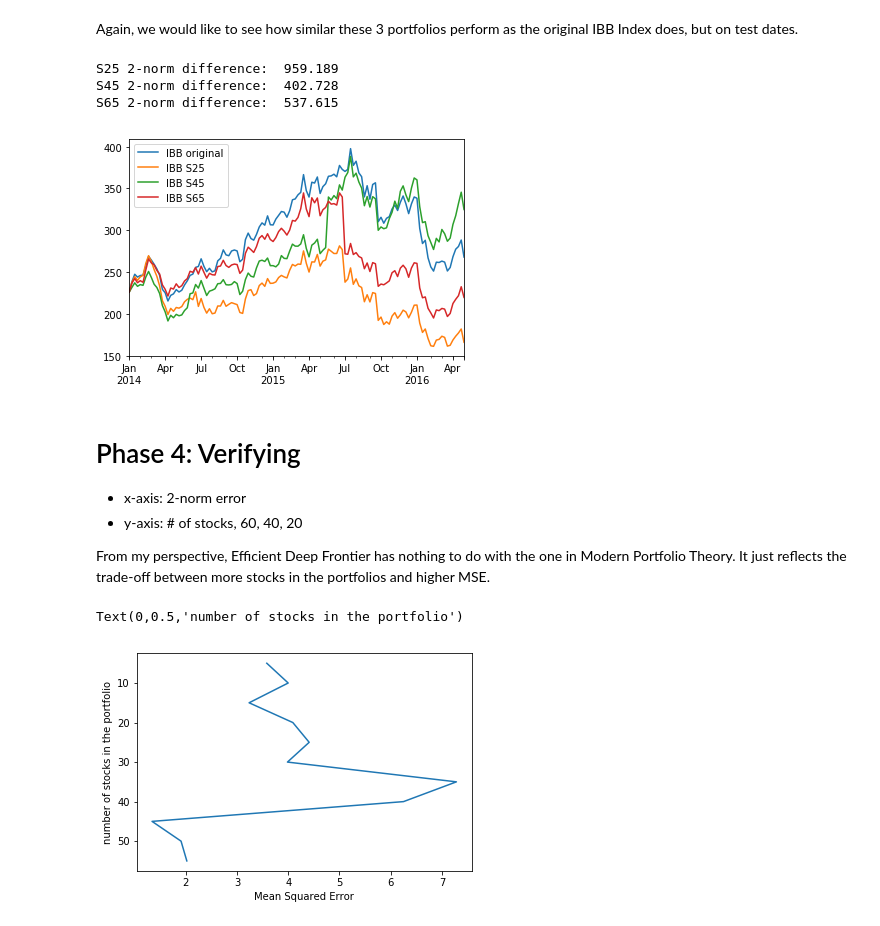
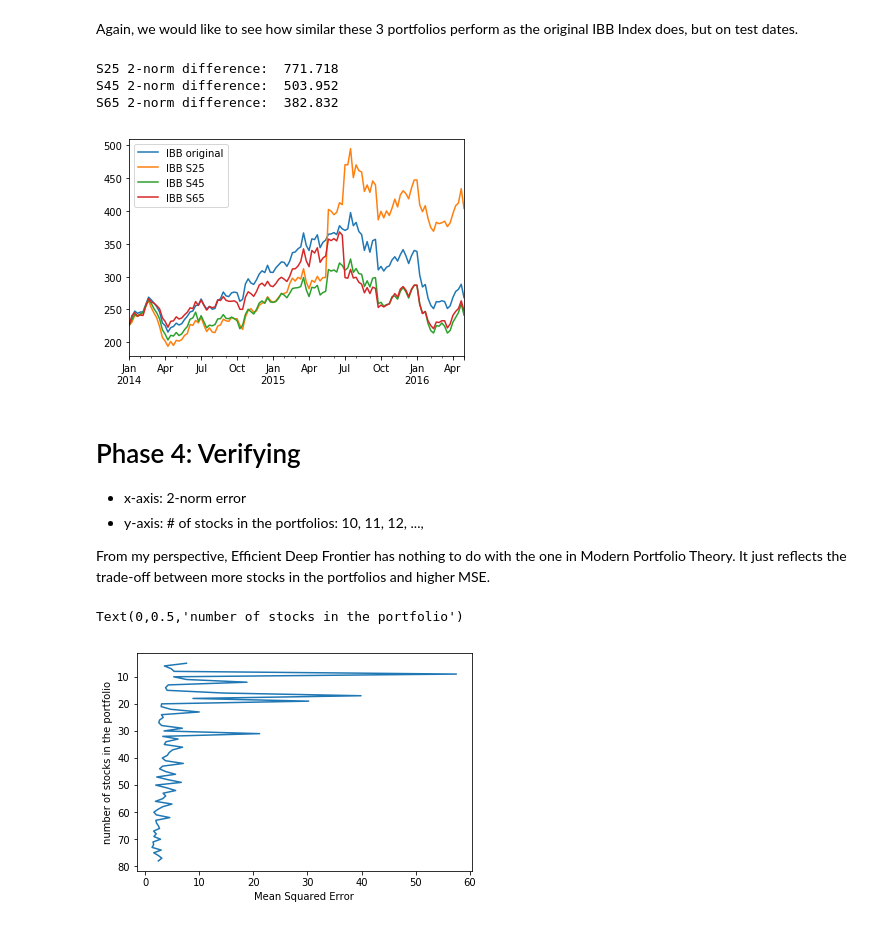
Before and after one commit to tcloaa/Deep-Portfolio-Theory, a Jupyter notebook: Part 1 - Re-track IBB Index Using Deep Portfolio Theory.ipynb, the cells around one changed output. Cells and saved outputs as stored; diff of their text form; code cells hidden in the pictures.

```diff
--- a/Part 1 - Re-track IBB Index Using Deep Portfolio Theory.ipynb
+++ b/Part 1 - Re-track IBB Index Using Deep Portfolio Theory.ipynb
@@ -216,8 +219,6 @@ for non_communal in [15, 35, 55]:
 
 
     x = stock['validate']['percentage'].iloc[:, stock_index]
-    y = ibb['validate']['percentage']
-
     x = dl_scaler[s].transform(x)
 
     # is it good?
@@ -232,31 +233,33 @@ Again, we would like to see how similar these 3 portfolios perform as the origin
 # %%
 # plot results and 2-norm differences
 pd.Series(ibb['validate']['lp'].as_matrix(), index=pd.date_range(start='01/03/2014', periods=122, freq='W')).plot(label='IBB original', legend=True)
+
 for s in [25, 45, 65]:
     pd.Series(ibb_predict['validate'][s], index=pd.date_range(start='01/03/2014', periods = 122,freq='W')).plot(label='IBB S'+str(s), legend=True)
     print("S" +str(s) + " 2-norm difference: ", total_2_norm_diff['validate'][s])
 # %% [output]
-S25 2-norm difference:  959.189
-S45 2-norm difference:  402.728
-S65 2-norm difference:  537.615
+S25 2-norm difference:  771.718
+S45 2-norm difference:  503.952
+S65 2-norm difference:  382.832
-[figure, old version]
+[figure, new version]
 # %% [markdown]
 # Phase 4: Verifying
 
 - x-axis: 2-norm error
-- y-axis: # of stocks, 60, 40, 20
+- y-axis: # of stocks in the portfolios: 10, 11, 12, ...,
 
 From my perspective, Efficient Deep Frontier has nothing to do with the one in Modern Portfolio Theory. It just reflects the trade-off between more stocks in the portfolios and higher MSE.
 # %%
 error = []
-for non_communal in range(5, 56, 5):
+for non_communal in range(5, 79, 1):
+
     # some numerical values
     encoding_dim = 5
     s = 10 + non_communal
     stock_index = np.concatenate((ranking[0:10], ranking[-non_communal:])) # portfolio index
 
 
-    # trainning
+    # training
     input_img = Input(shape=(s,))
     encoded = Dense(encoding_dim, activation='relu', kernel_regularizer=regularizers.l2(0.01))(input_img)
     decoded = Dense(1, activation= 'linear', kernel_regularizer=regularizers.l2(0.01))(encoded)
@@ -289,11 +292,11 @@ for non_communal in range(5, 56, 5):
 # %%
 # Plot Efficient Deep Frontier
 
-mse = [t/122 for t in error]
+mse = [e/len(ibb['validate']['lp']) for e in error] # mse = sum of 2 norm difference/ # of test dates
 plt.gca().invert_yaxis()
-plt.plot(mse, list(range(5,56,5)))
+plt.plot(mse, list(range(5,79,1)))
 plt.xlabel('Mean Squared Error')
 plt.ylabel('number of stocks in the portfolio')
 # %% [output]
 Text(0,0.5,'number of stocks in the portfolio')
-[figure, old version]
+[figure, new version]
```
Also changed, not shown: parts of 6 cells of this notebook, 9 other files.
